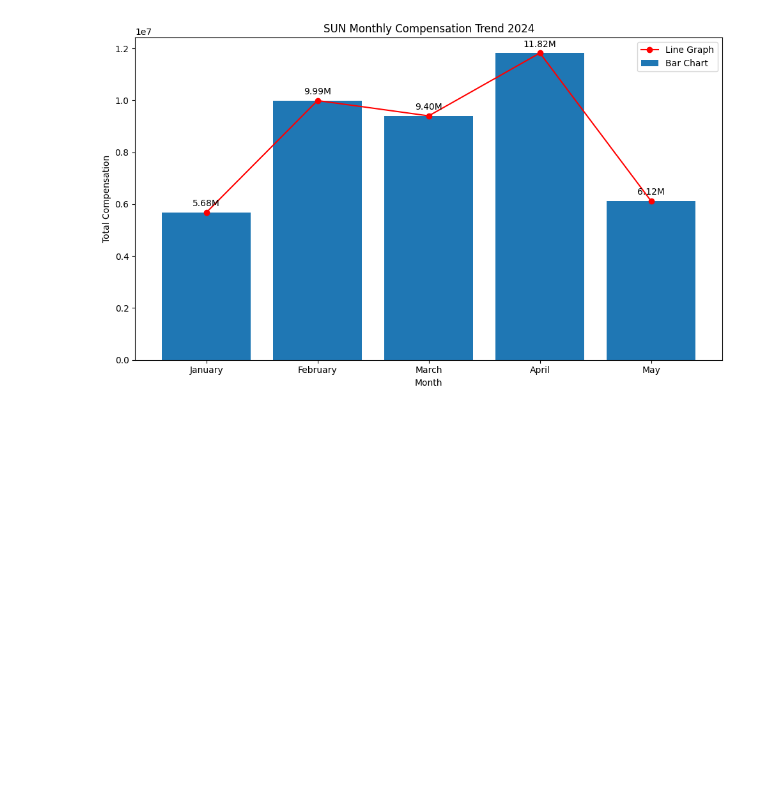
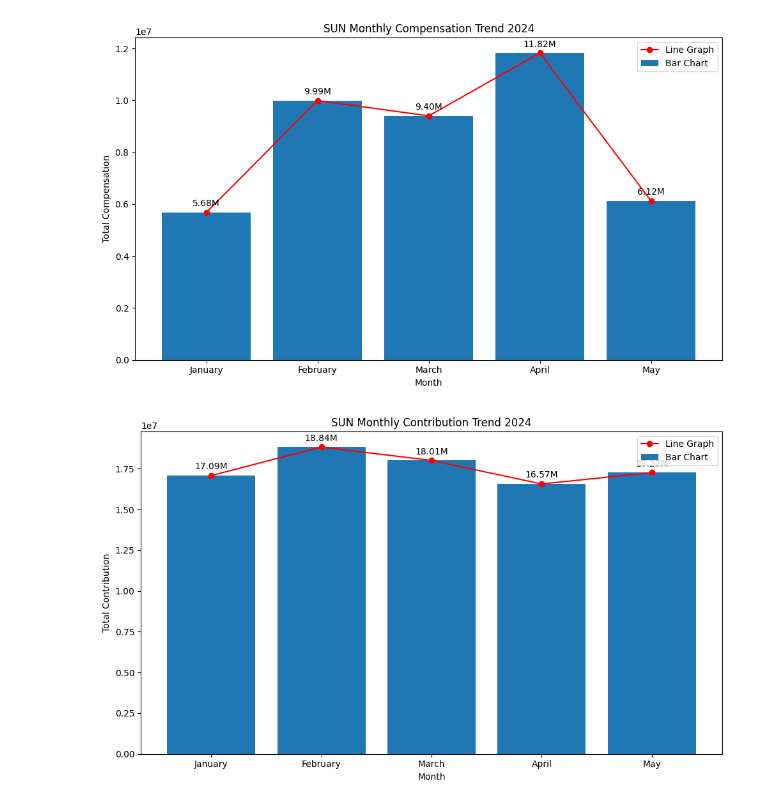
Before and after one commit to stevejj4/Data-Cleaning, a Jupyter notebook: SUN_Report.ipynb, the cells around one changed output. Drawn from its saved outputs; the diff is of its cells as text; code cells hidden in the pictures; blank space fills up the shorter version.

```diff
--- a/SUN_Report.ipynb
+++ b/SUN_Report.ipynb
@@ -146,3 +146,37 @@ plt.tight_layout()
 plt.show()
 # %% [output]
 [figure]
+# %%
+# Group the data by month and calculate the total compensation for each month
+monthly_Contribution = df.groupby('Month')['Contribution'].sum()
+
+# Ensure months are in the correct order (January to May)
+month_order = ['January', 'February', 'March', 'April', 'May']
+monthly_Contribution = monthly_Contribution.reindex(month_order)
+
+# Create a figure and axes
+fig, ax = plt.subplots(figsize=(10, 6))
+
+# Plot the bar chart
+ax.bar(monthly_Contribution.index, monthly_Contribution.values, label='Bar Chart')
+
+# Plot the line graph
+ax.plot(monthly_Contribution.index, monthly_Contribution.values, marker='o', color='red', label='Line Graph')
+
+# Set the title and labels
+ax.set_title('SUN Monthly Contribution Trend 2024')
+ax.set_xlabel('Month')
+ax.set_ylabel('Total Contribution')
+
+# Add labels above each bar/point with 'M' to indicate millions
+for x, y in zip(monthly_Contribution.index, monthly_Contribution.values):
+    ax.annotate(f'{y/1_000_000:.2f}M', (x, y), textcoords="offset points", xytext=(0,7), ha='center')
+
+# Add a legend
+ax.legend()
+
+# Show the plot
+plt.tight_layout()
+plt.show()
+# %% [output]
+[figure, added]
```
